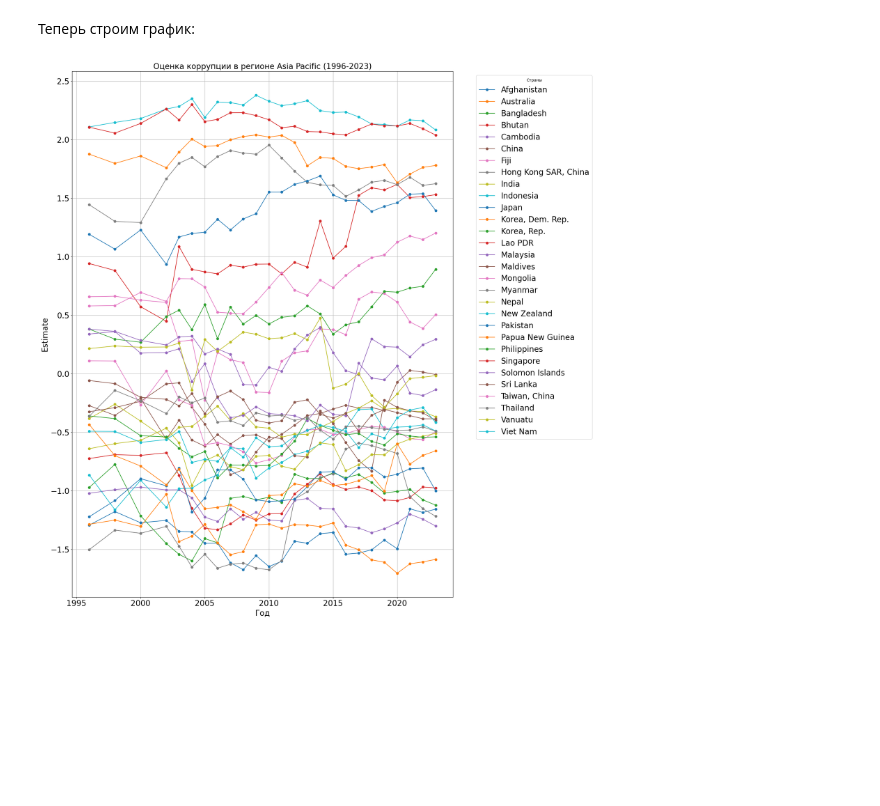
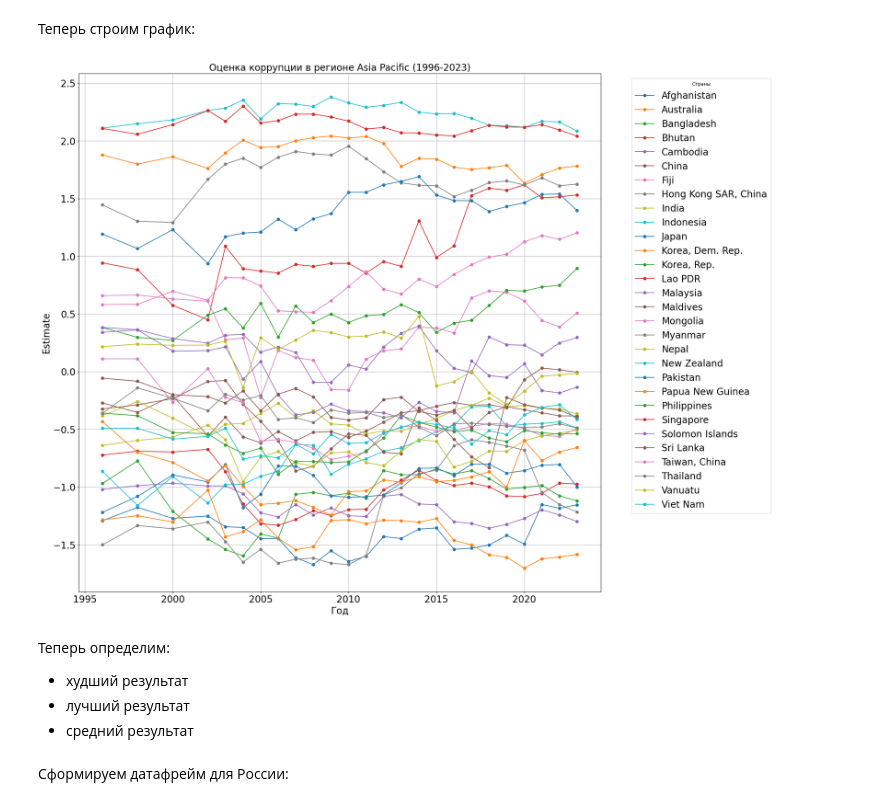
Before and after one commit to SARWX/mlmethods, a Jupyter notebook: task1.ipynb, the cells around one changed output. Saved outputs shown, nothing was run; the diff lists cells and outputs as text; code cells hidden in the pictures; blank space fills up the shorter version.

```diff
--- a/task1.ipynb
+++ b/task1.ipynb
@@ -117,32 +117,36 @@ countries = df_asia_pacific["countryname"].unique()
 df_asia_pacific = df_asia_pacific.dropna(subset=['estimate', 'year'])
 
 # Создаем фигуру для графика
 plt.figure(figsize=(20, 20))
 
 # Получаем список стран
 countries = df_asia_pacific['countryname'].unique()
 
 # Для каждой страны строим отдельную линию на графике
 for country in countries:
     country_data = df_asia_pacific[df_asia_pacific["countryname"] == country]
     plt.plot(country_data["year"], country_data["estimate"], label=country, marker='o')
 
 # Подписываем оси
 plt.xlabel("Год", fontsize=20)
 plt.ylabel("Estimate", fontsize=20)
 plt.title("Оценка коррупции в регионе Asia Pacific (1996-2023)", fontsize=20)
 
 # Настройка размера шрифта для цифр значений на осях
 plt.tick_params(axis='both', which='major', labelsize=20)
 
 # Добавляем легенду
 plt.legend(title="Страны", bbox_to_anchor=(1.05, 1), loc="upper left", fontsize=20)
 
 # Добавляем сетку
 plt.grid(True)
 
 # Показываем график
-plt.tight_layout()
 plt.show()
 # %% [output]
-[figure, old version]
+[figure, new version]
+# %% [markdown]
+Теперь определим:
+* худший результат
+* лучший результат
+* средний результат
@@ -148,0 +165,2 @@ plt.show()
+# %% [markdown]
+Сформируем датафрейм для России:
```
Also changed, not shown: parts of 4 cells of this notebook.
